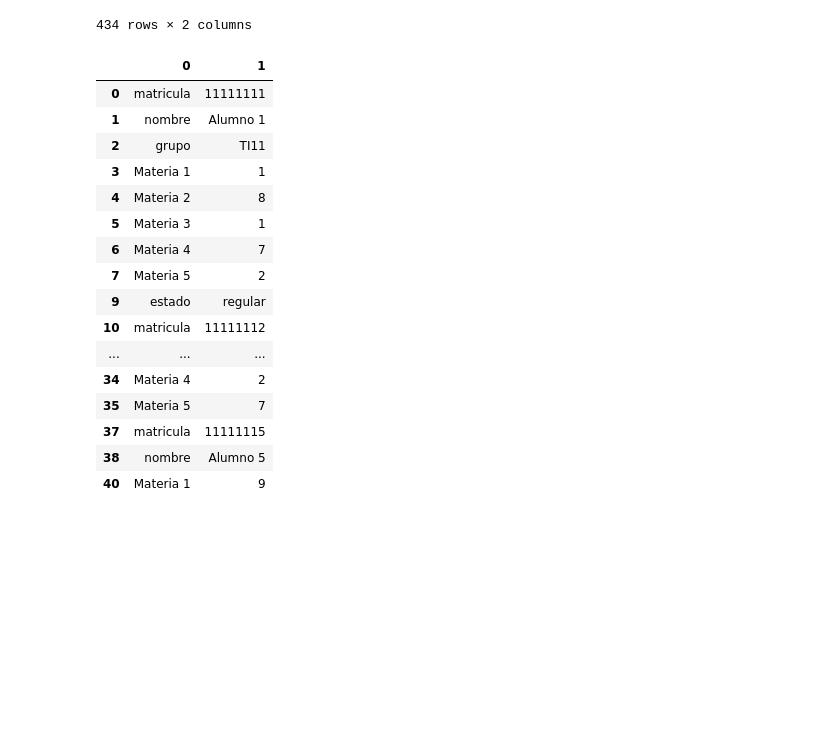
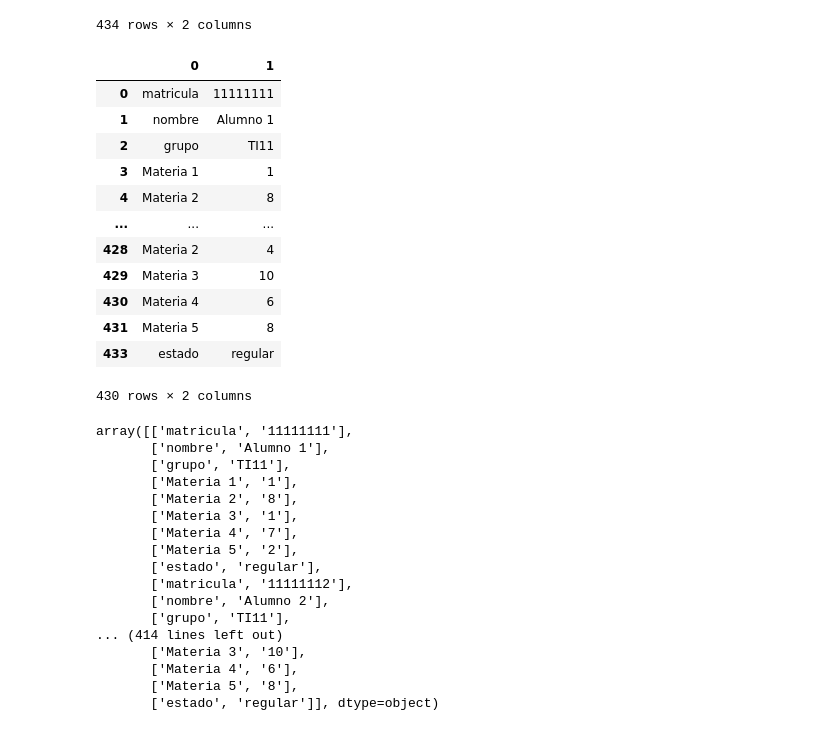
Before and after one commit to Ignacio246/colab, a Jupyter notebook: Actividad_2_4.ipynb, the cells around one changed output. Saved outputs shown, nothing was run; the diff lists cells and outputs as text; code cells hidden in the pictures; blank space fills up the shorter version.

```diff
--- a/Actividad_2_4.ipynb
+++ b/Actividad_2_4.ipynb
@@ -155,24 +209,41 @@ datos
 | 432 | Materia 6 | 10 |
 | 433 | estado | regular |
 434 rows × 2 columns
-# %%
-dupl= df.drop_duplicates(keep = 'first')
-dupl.head(30)
-# %% [output]
-|  | 0 | 1 |
-| 0 | matricula | 11111111 |
-| 1 | nombre | Alumno 1 |
-| 2 | grupo | TI11 |
-| 3 | Materia 1 | 1 |
-| 4 | Materia 2 | 8 |
-| 5 | Materia 3 | 1 |
-| 6 | Materia 4 | 7 |
-| 7 | Materia 5 | 2 |
-| 9 | estado | regular |
-| 10 | matricula | 11111112 |
-| ... | ... | ... |
-| 34 | Materia 4 | 2 |
-| 35 | Materia 5 | 7 |
-| 37 | matricula | 11111115 |
-| 38 | nombre | Alumno 5 |
-| 40 | Materia 1 | 9 |
+# %%
+datos_nuevos = datos.drop([8,108,109,432])
+datos_nuevos
+# %% [output]
+|  | 0 | 1 |
+| 0 | matricula | 11111111 |
+| 1 | nombre | Alumno 1 |
+| 2 | grupo | TI11 |
+| 3 | Materia 1 | 1 |
+| 4 | Materia 2 | 8 |
+| ... | ... | ... |
+| 428 | Materia 2 | 4 |
+| 429 | Materia 3 | 10 |
+| 430 | Materia 4 | 6 |
+| 431 | Materia 5 | 8 |
+| 433 | estado | regular |
+430 rows × 2 columns
+# %%
+array=datos_nuevos.to_numpy()
+array
+# %% [output]
+array([['matricula', '11111111'],
+       ['nombre', 'Alumno 1'],
+       ['grupo', 'TI11'],
+       ['Materia 1', '1'],
+       ['Materia 2', '8'],
+       ['Materia 3', '1'],
+       ['Materia 4', '7'],
+       ['Materia 5', '2'],
+       ['estado', 'regular'],
+       ['matricula', '11111112'],
+       ['nombre', 'Alumno 2'],
+       ['grupo', 'TI11'],
+... (414 lines left out)
+       ['Materia 3', '10'],
+       ['Materia 4', '6'],
+       ['Materia 5', '8'],
+       ['estado', 'regular']], dtype=object)
```
Also changed, not shown: parts of 19 cells of this notebook.
